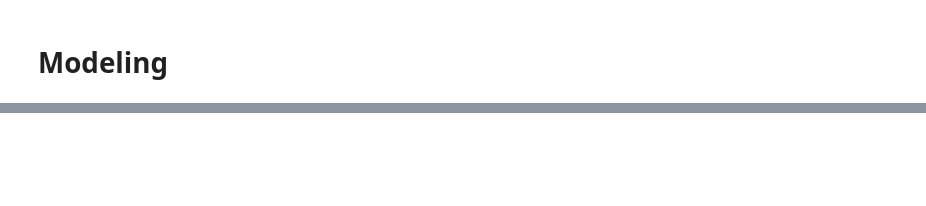
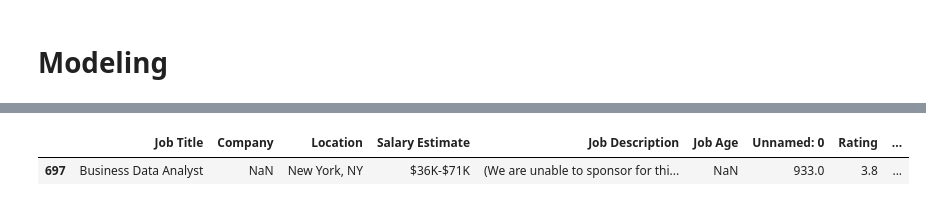
Before and after one commit to Salah-Mo-hammed/ds-jobs, a Jupyter notebook: ds_jobs_project/notebooks/contd_preperation_phase.ipynb, the cells around one changed output, grey strips where cells are left out. Saved outputs shown, nothing was run; the diff lists cells and outputs as text; code cells hidden in the pictures; blank space fills up the shorter version.

```diff
--- a/ds_jobs_project/notebooks/contd_preperation_phase.ipynb
+++ b/ds_jobs_project/notebooks/contd_preperation_phase.ipynb
@@ -527,0 +698,5 @@ Regression Metrics: Test Data
+# %%
+df_model.loc[df_model.index==697]
+# %% [output]
+|  | Job Title | Company | Location | Salary Estimate | Job Description | Job Age | Unnamed: 0 | Rating | ... |
+| 697 | Business Data Analyst | NaN | New York, NY | $36K-$71K | (We are unable to sponsor for thi... | NaN | 933.0 | 3.8 | ... |
```
Also changed, not shown: parts of 22 cells of this notebook, 1 other file.
